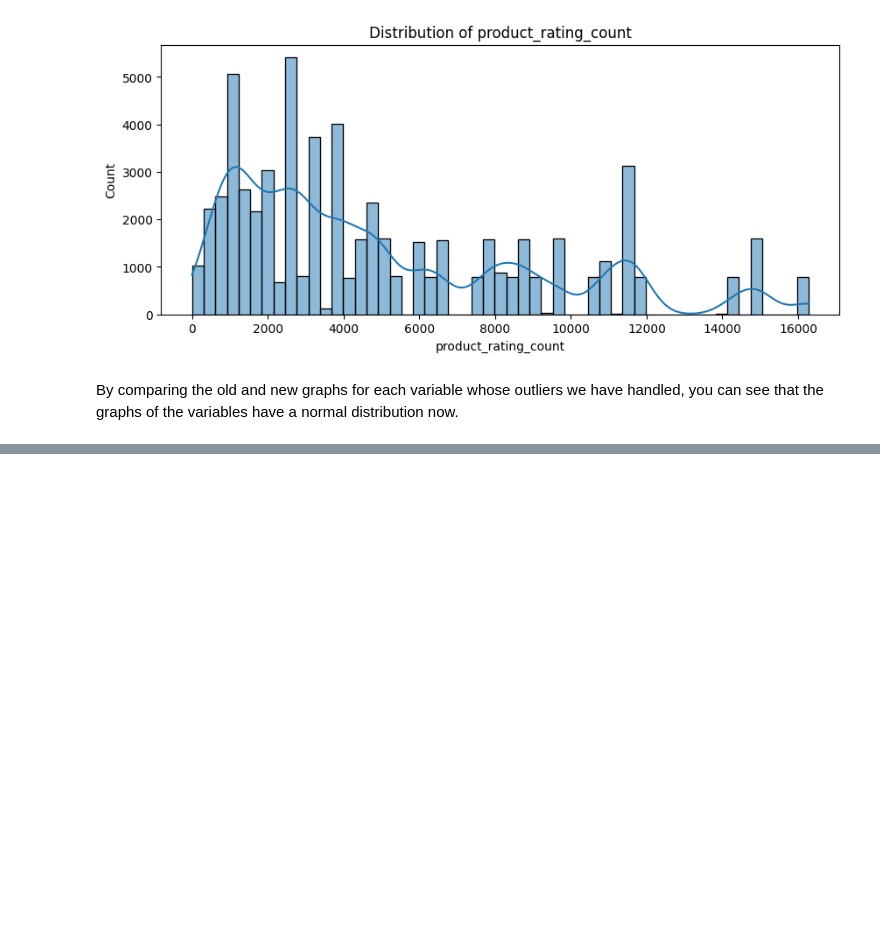
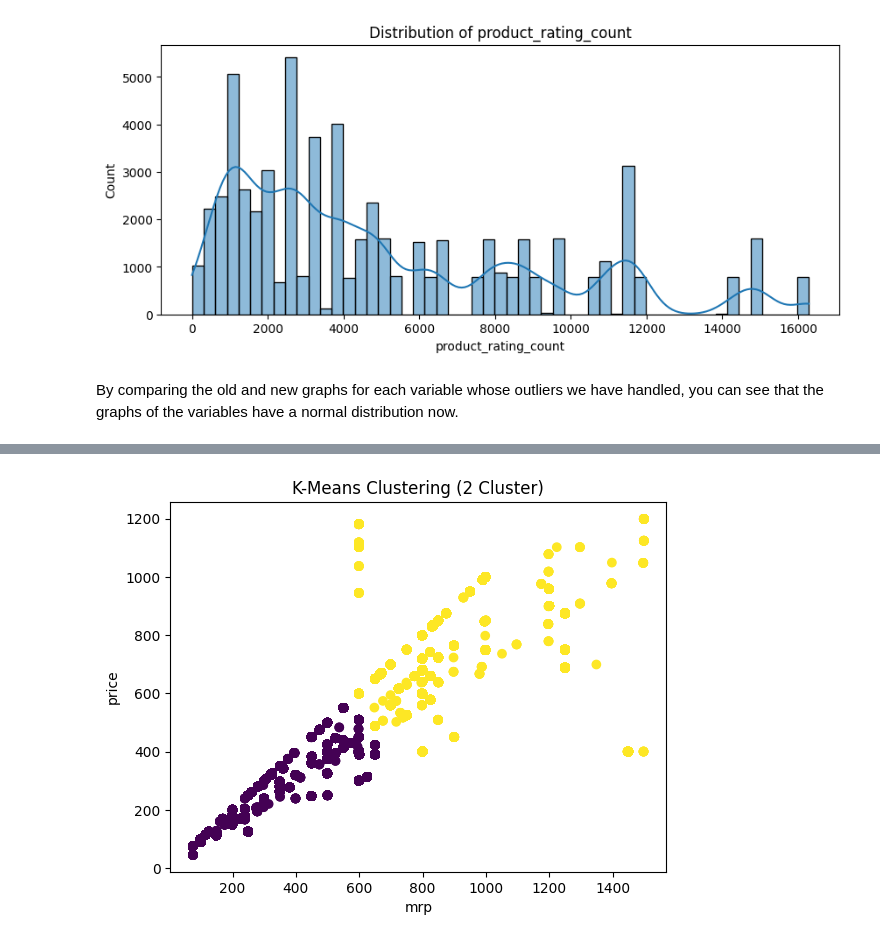
Before and after one commit to MertKilincer/Customer_Verify_Classification, a Jupyter notebook: project.ipynb, the cells around one changed output, grey strips where cells are left out. Cells and saved outputs as stored; diff of their text form; code cells hidden in the pictures; blank space fills up the shorter version.

```diff
--- a/project.ipynb
+++ b/project.ipynb
@@ -455,0 +525,5 @@ df_dropped
+# %%
+selected_features = ['mrp', 'price']
+perform_kmeans_clustering(df_dropped, selected_features, n_clusters=2)
+# %% [output]
+[figure, added]
```
Also changed, not shown: parts of 28 cells of this notebook.
